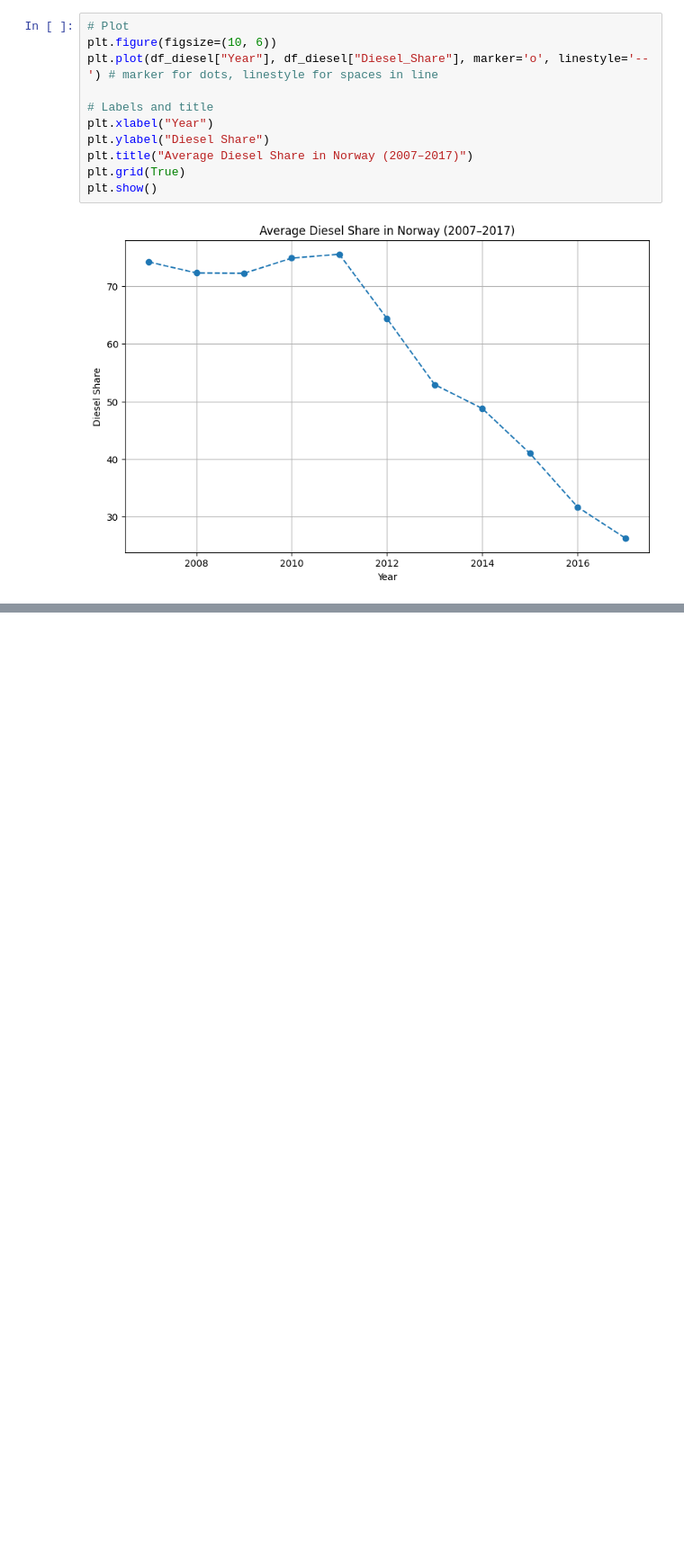
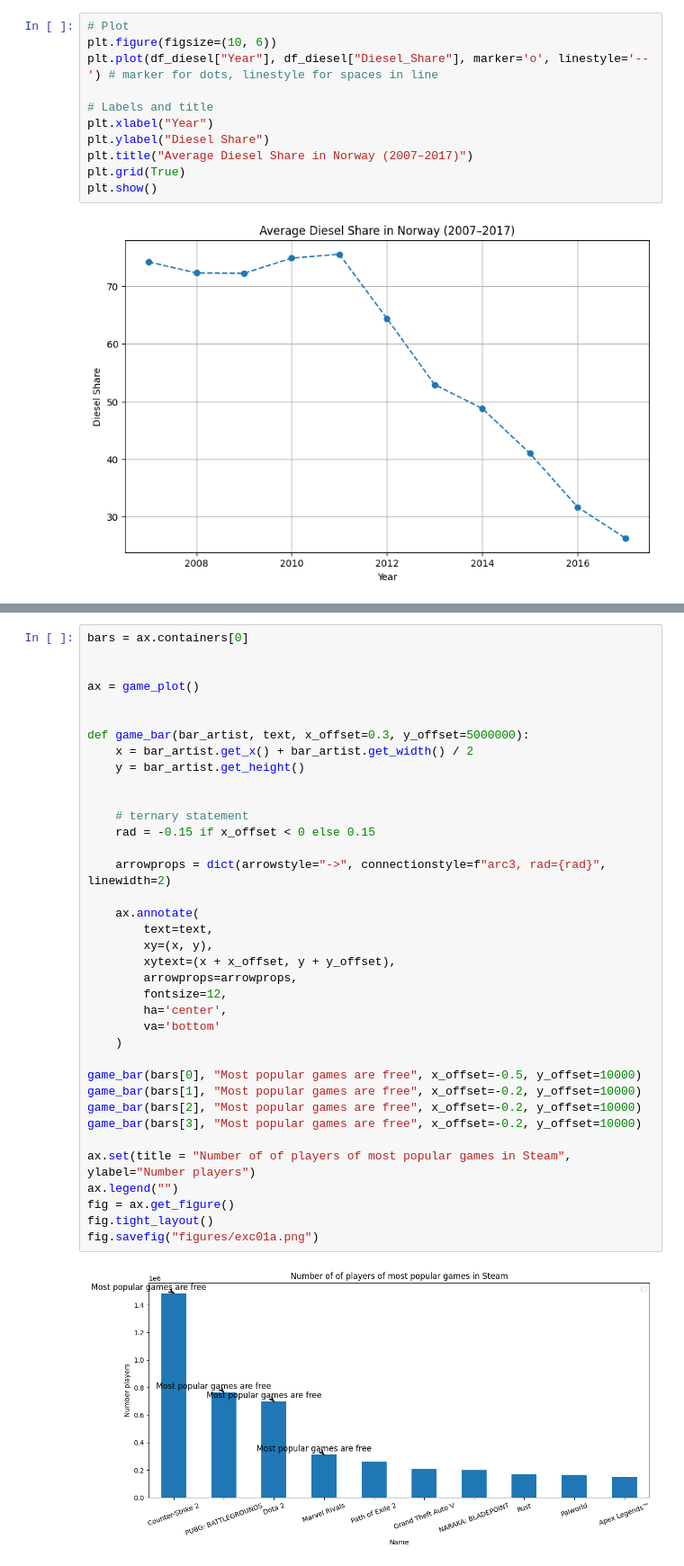
Before and after one commit to erikunevik/data_visualization_erik_unevik_de24, a Jupyter notebook: exercises/exercise0/exercise0erikunevik.ipynb, the cells around one changed output, grey strips where cells are left out. Shown: that part at 90% size. Drawn from its saved outputs; the diff is of its cells as text; blank space fills up the shorter version.

```diff
--- a/exercises/exercise0/exercise0erikunevik.ipynb
+++ b/exercises/exercise0/exercise0erikunevik.ipynb
@@ -579,0 +671,39 @@ plt.show()
+# %%
+bars = ax.containers[0]
+
+
+ax = game_plot()
+
+
+def game_bar(bar_artist, text, x_offset=0.3, y_offset=5000000):
+    x = bar_artist.get_x() + bar_artist.get_width() / 2
+    y = bar_artist.get_height()
+
+
+    # ternary statement
+    rad = -0.15 if x_offset < 0 else 0.15
+
+    arrowprops = dict(arrowstyle="->", connectionstyle=f"arc3, rad={rad}", linewidth=2)
+
+    ax.annotate(
+        text=text,
+        xy=(x, y),
+        xytext=(x + x_offset, y + y_offset),
+        arrowprops=arrowprops,
+        fontsize=12,
+        ha='center',
+        va='bottom'
+    )
+
+game_bar(bars[0], "Most popular games are free", x_offset=-0.5, y_offset=10000)
+game_bar(bars[1], "Most popular games are free", x_offset=-0.2, y_offset=10000)
+game_bar(bars[2], "Most popular games are free", x_offset=-0.2, y_offset=10000)
+game_bar(bars[3], "Most popular games are free", x_offset=-0.2, y_offset=10000)
+
+ax.set(title = "Number of of players of most popular games in Steam", ylabel="Number players")
+ax.legend("")
+fig = ax.get_figure()
+fig.tight_layout()
+fig.savefig("figures/exc01a.png")
+# %% [output]
+[figure, added]
```
Also changed, not shown: parts of 20 cells of this notebook, 7 other files.
